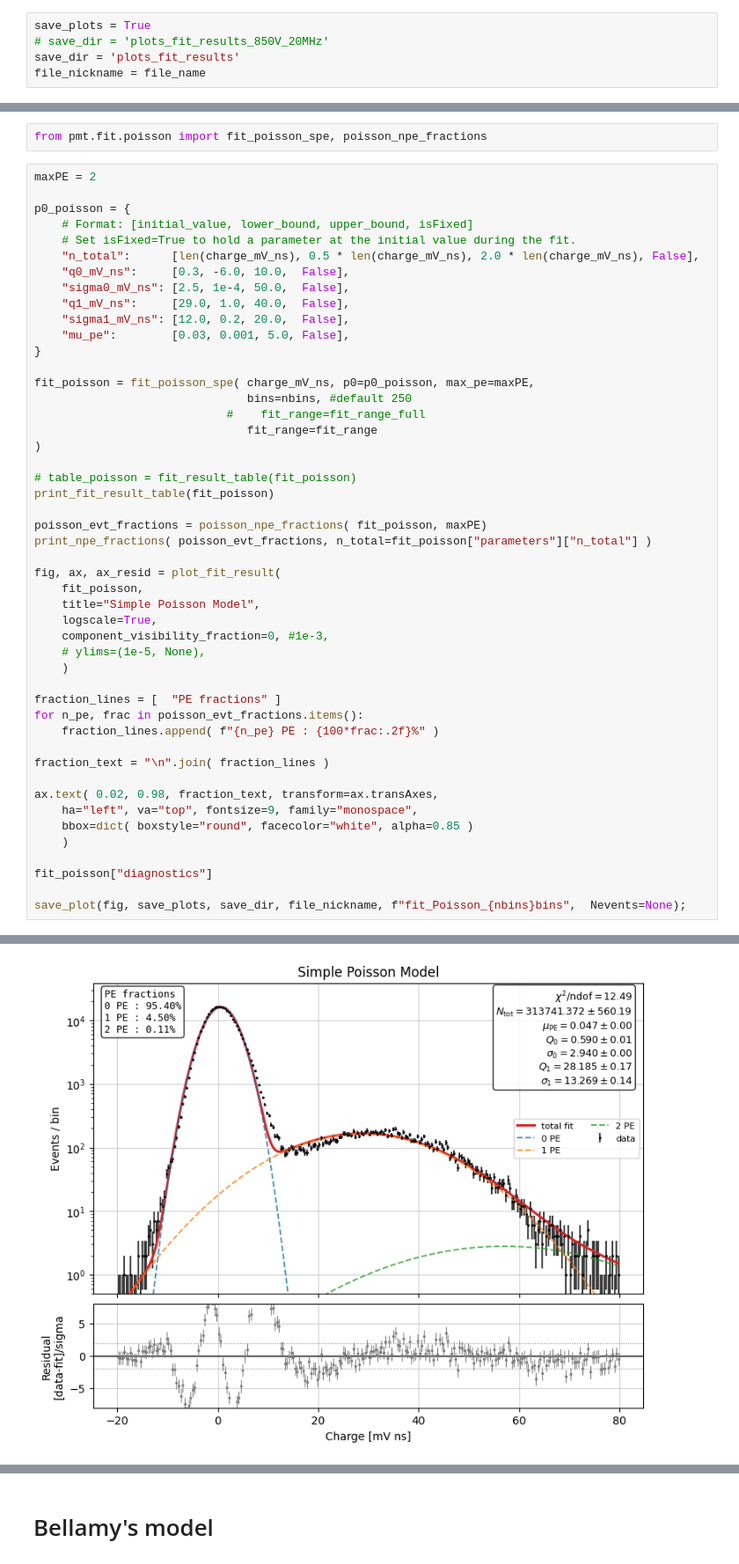
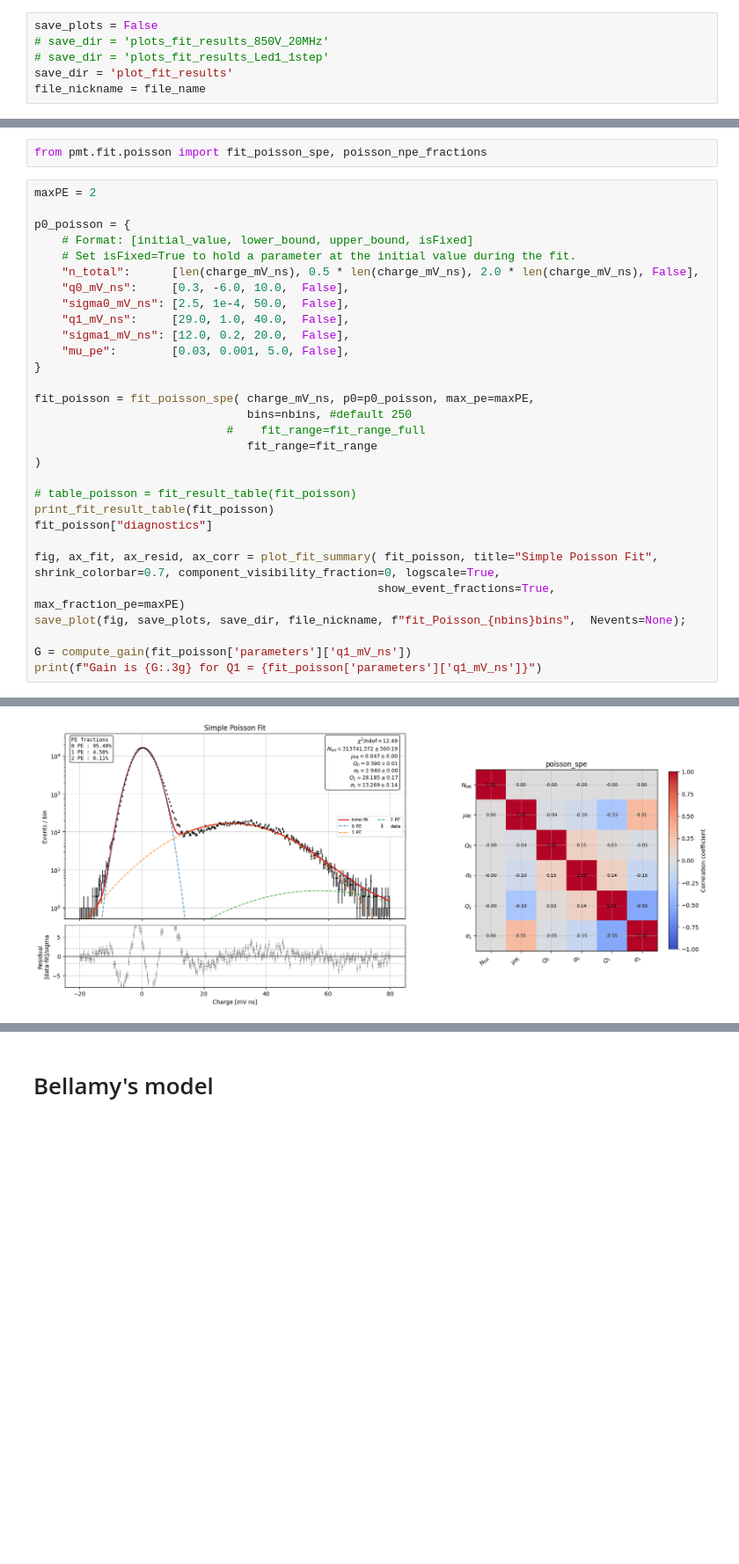
Before and after one commit to TAU-neutrino-lab/PMT-characterization, a Jupyter notebook: PMT-calibration/generic_fit.ipynb, the cells around one changed output, grey strips where cells are left out. Shown at 88% size. Cells and saved outputs as stored; diff of their text form; blank space fills up the shorter version.

Commit message:
1 step fit

```diff
--- a/PMT-calibration/generic_fit.ipynb
+++ b/PMT-calibration/generic_fit.ipynb
@@ -55,9 +55,10 @@ Number of files loaded: 10
 # %% [markdown]
 ### if and where to save plots
 # %%
-save_plots = True
+save_plots = False
 # save_dir = 'plots_fit_results_850V_20MHz'
-save_dir = 'plots_fit_results'
+# save_dir = 'plots_fit_results_Led1_1step'
+save_dir = 'plot_fit_results'
 file_nickname = file_name
 # %% [markdown]
 # Configuration
@@ -263,32 +267,14 @@ fit_poisson = fit_poisson_spe( charge_mV_ns, p0=p0_poisson, max_pe=maxPE,
 
 # table_poisson = fit_result_table(fit_poisson)
 print_fit_result_table(fit_poisson)
-
-poisson_evt_fractions = poisson_npe_fractions( fit_poisson, maxPE)
-print_npe_fractions( poisson_evt_fractions, n_total=fit_poisson["parameters"]["n_total"] )
-
-fig, ax, ax_resid = plot_fit_result(
-    fit_poisson,
-    title="Simple Poisson Model",
-    logscale=True,
-    component_visibility_fraction=0, #1e-3,
-    # ylims=(1e-5, None),
-    )
-
-fraction_lines = [  "PE fractions" ]
-for n_pe, frac in poisson_evt_fractions.items():
-    fraction_lines.append( f"{n_pe} PE : {100*frac:.2f}%" )
-
-fraction_text = "\n".join( fraction_lines )
-
-ax.text( 0.02, 0.98, fraction_text, transform=ax.transAxes,
-    ha="left", va="top", fontsize=9, family="monospace",
-    bbox=dict( boxstyle="round", facecolor="white", alpha=0.85 )
-    )
-
 fit_poisson["diagnostics"]
 
+fig, ax_fit, ax_resid, ax_corr = plot_fit_summary( fit_poisson, title="Simple Poisson Fit", shrink_colorbar=0.7, component_visibility_fraction=0, logscale=True,
+                                                  show_event_fractions=True, max_fraction_pe=maxPE)
 save_plot(fig, save_plots, save_dir, file_nickname, f"fit_Poisson_{nbins}bins",  Nevents=None);
+
+G = compute_gain(fit_poisson['parameters']['q1_mV_ns'])
+print(f"Gain is {G:.3g} for Q1 = {fit_poisson['parameters']['q1_mV_ns']}")
 # %% [output]
 Parameter           Initial         Fit       Error                Bounds   Fixed
 ---------------------------------------------------------------------------------
@@ -309 +288 @@ sum = 99.998%
-[figure, old version]
+[figure, new version]
```
Also changed, not shown: parts of 13 cells of this notebook, 3 other files.
